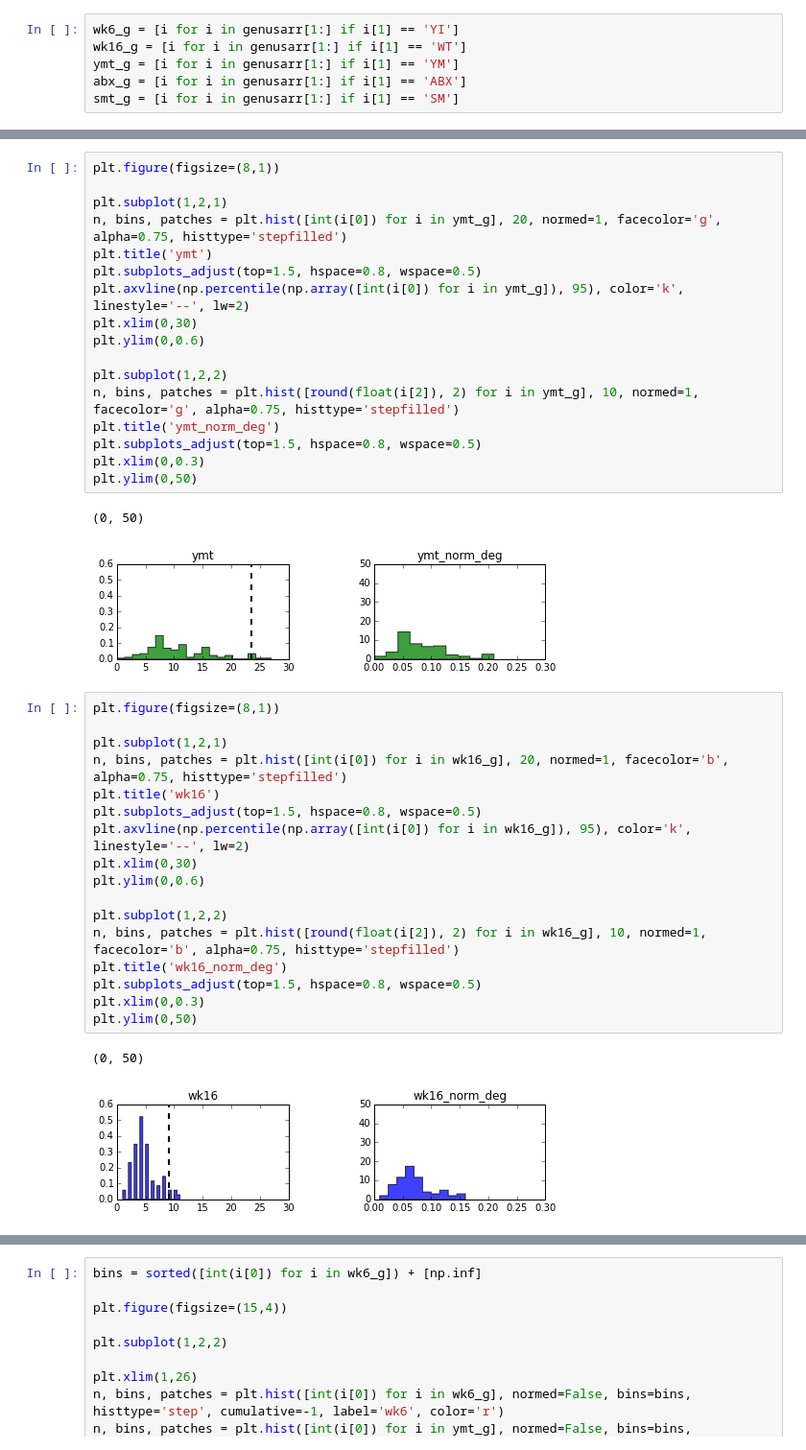
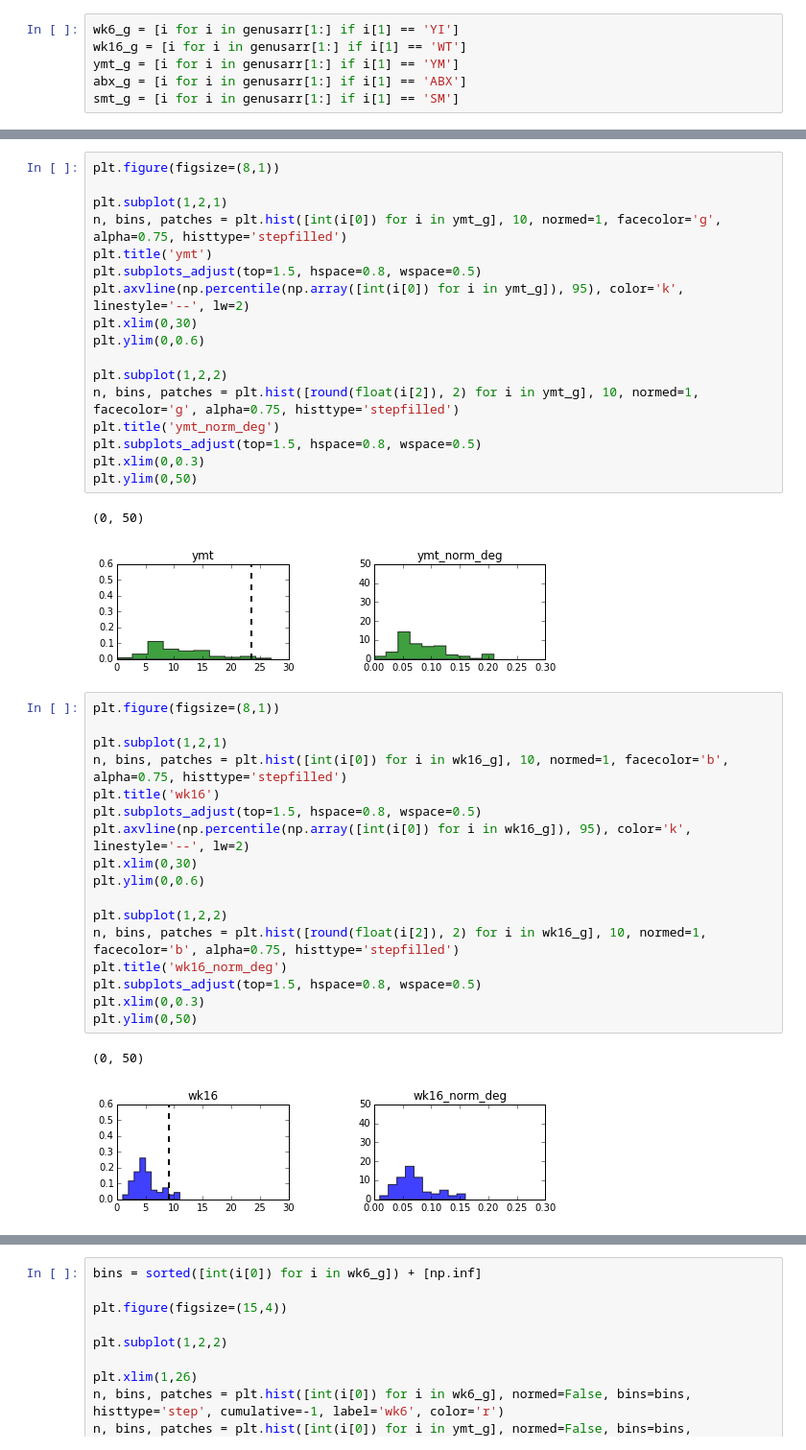
Before and after one commit to dvalenzano/uBiome_Network, a Jupyter notebook: Network_distribution_powerfit.ipynb, the cells around one changed output, grey strips where cells are left out. Shown at 96% size. Cells and saved outputs as stored; diff of their text form.

```diff
--- a/Network_distribution_powerfit.ipynb
+++ b/Network_distribution_powerfit.ipynb
@@ -584,7 +584,7 @@ plt.ylim(0,50)
 plt.figure(figsize=(8,1))
 
 plt.subplot(1,2,1)
-n, bins, patches = plt.hist([int(i[0]) for i in ymt_g], 20, normed=1, facecolor='g', alpha=0.75, histtype='stepfilled')
+n, bins, patches = plt.hist([int(i[0]) for i in ymt_g], 10, normed=1, facecolor='g', alpha=0.75, histtype='stepfilled')
 plt.title('ymt')
 plt.subplots_adjust(top=1.5, hspace=0.8, wspace=0.5)
 plt.axvline(np.percentile(np.array([int(i[0]) for i in ymt_g]), 95), color='k', linestyle='--', lw=2)
@@ -599,27 +599,27 @@ plt.xlim(0,0.3)
 plt.ylim(0,50)
 # %% [output]
 (0, 50)
-[figure, old version]
+[figure, new version]
 # %%
 plt.figure(figsize=(8,1))
 
 plt.subplot(1,2,1)
-n, bins, patches = plt.hist([int(i[0]) for i in wk16_g], 20, normed=1, facecolor='b', alpha=0.75, histtype='stepfilled')
+n, bins, patches = plt.hist([int(i[0]) for i in wk16_g], 10, normed=1, facecolor='b', alpha=0.75, histtype='stepfilled')
 plt.title('wk16')
 plt.subplots_adjust(top=1.5, hspace=0.8, wspace=0.5)
 plt.axvline(np.percentile(np.array([int(i[0]) for i in wk16_g]), 95), color='k', linestyle='--', lw=2)
 plt.xlim(0,30)
 plt.ylim(0,0.6)
 
 plt.subplot(1,2,2)
 n, bins, patches = plt.hist([round(float(i[2]), 2) for i in wk16_g], 10, normed=1, facecolor='b', alpha=0.75, histtype='stepfilled')
 plt.title('wk16_norm_deg')
 plt.subplots_adjust(top=1.5, hspace=0.8, wspace=0.5)
 plt.xlim(0,0.3)
 plt.ylim(0,50)
 # %% [output]
 (0, 50)
-[figure, old version]
+[figure, new version]
 # %%
 plt.figure(figsize=(8,1))
 
```
Also changed, not shown: parts of 3 cells of this notebook.
